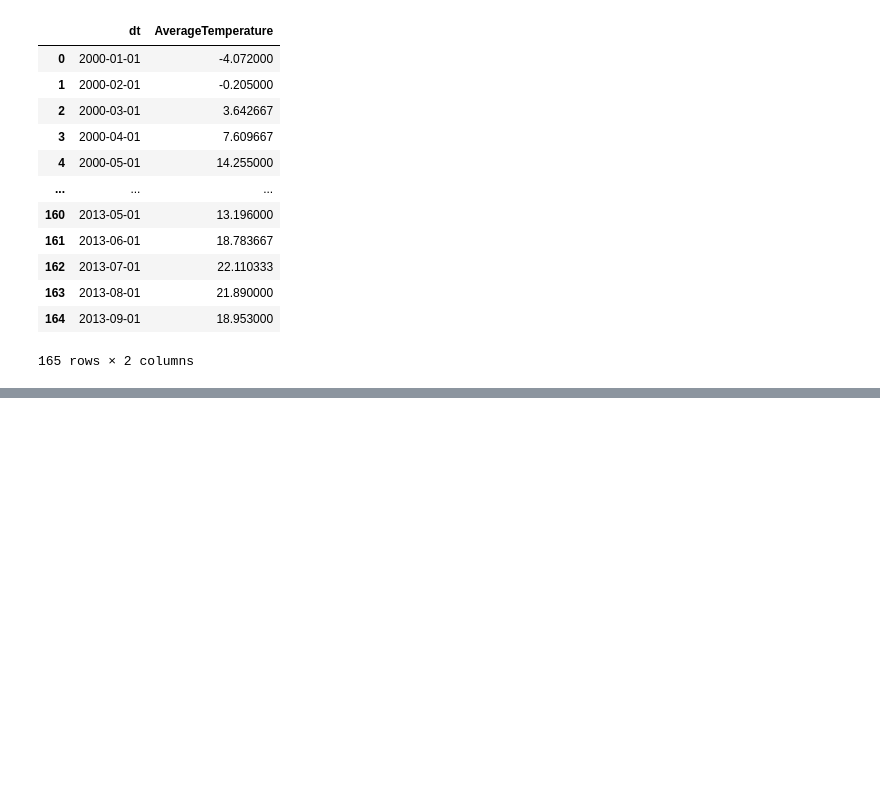
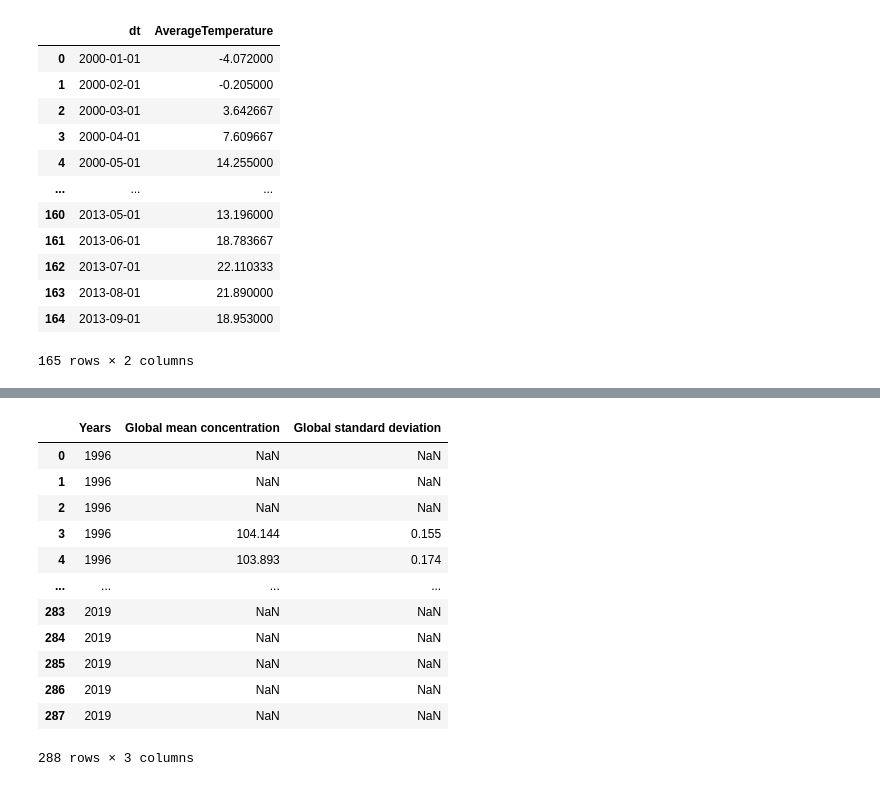
Before and after one commit to DeaconTCarreon/deacon_decal, a Jupyter notebook: homework9/homework9.ipynb, the cells around one changed output, grey strips where cells are left out. Drawn from its saved outputs; the diff is of its cells as text; code cells hidden in the pictures; blank space fills up the shorter version.

```diff
--- a/homework9/homework9.ipynb
+++ b/homework9/homework9.ipynb
@@ -58,0 +136,20 @@ avg_temps
+# %%
+# 1.10
+
+CCl4 = Table.read('global_CCl4_MM.dat', format='ascii', header_start=0)
+CCl4_data = pd.DataFrame({'Years': CCl4.field(0), 'Global mean concentration': CCl4.field(6), 'Global standard deviation': CCl4.field(7)})
+CCl4_data
+# %% [output]
+|  | Years | Global mean concentration | Global standard deviation |
+| 0 | 1996 | NaN | NaN |
+| 1 | 1996 | NaN | NaN |
+| 2 | 1996 | NaN | NaN |
+| 3 | 1996 | 104.144 | 0.155 |
+| 4 | 1996 | 103.893 | 0.174 |
+| ... | ... | ... | ... |
+| 283 | 2019 | NaN | NaN |
+| 284 | 2019 | NaN | NaN |
+| 285 | 2019 | NaN | NaN |
+| 286 | 2019 | NaN | NaN |
+| 287 | 2019 | NaN | NaN |
+288 rows × 3 columns
```
Also changed, not shown: parts of 9 cells of this notebook.
